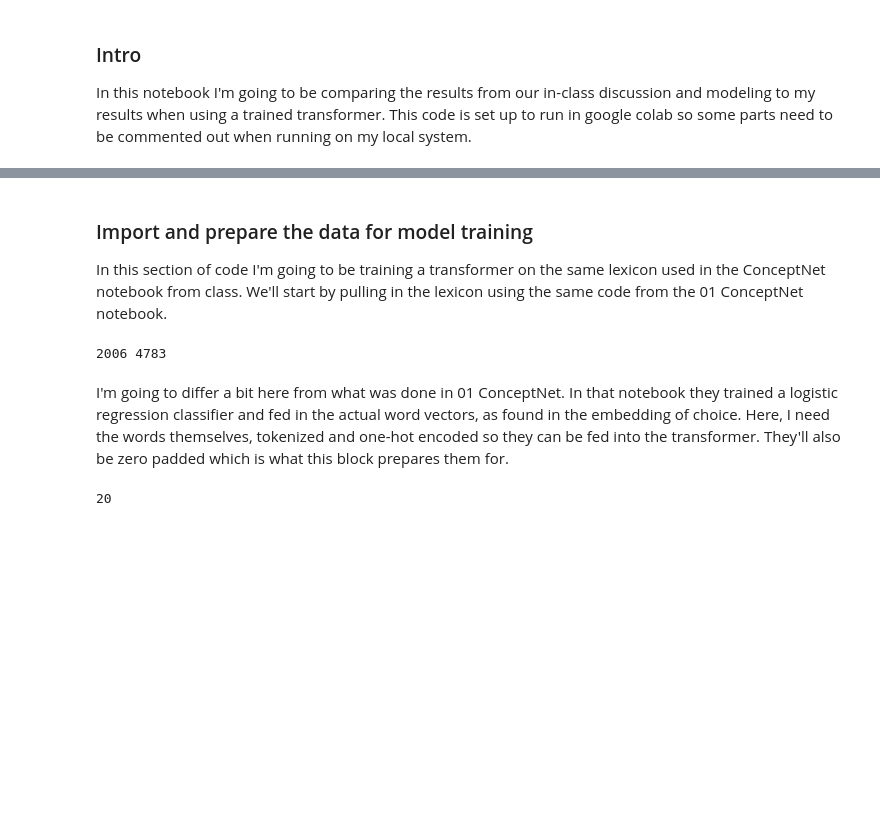
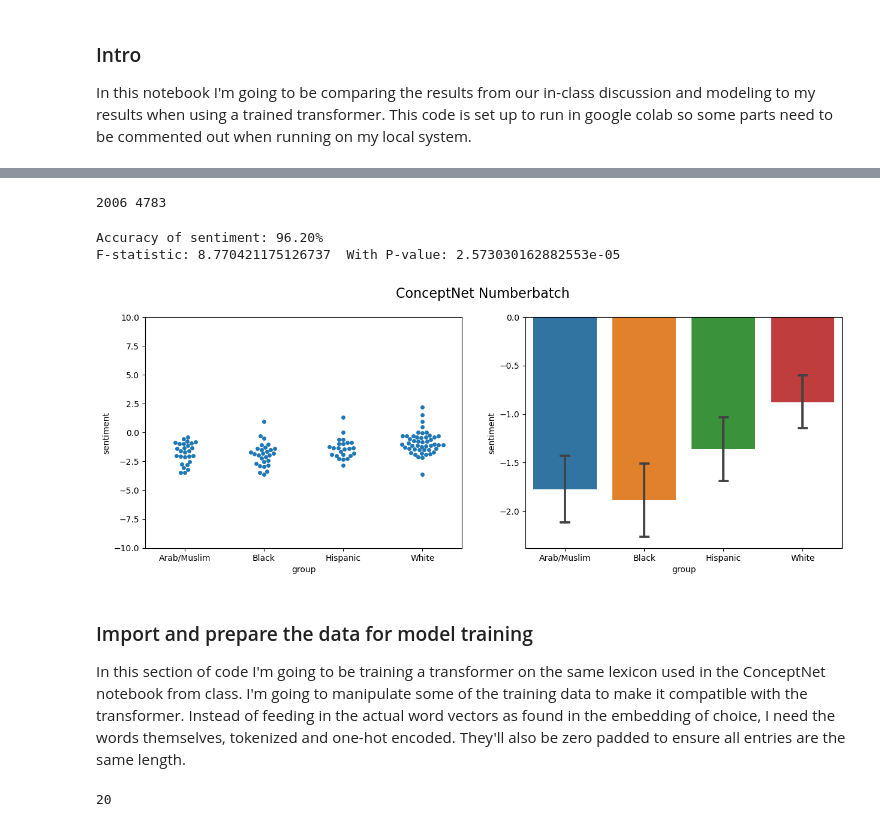
Before and after one commit to cphchip/cs8321_code, a Jupyter notebook: Lab 1/Henderson_48996654_Lab_1.ipynb, the cells around one changed output, grey strips where cells are left out. Drawn from its saved outputs; the diff is of its cells as text; code cells hidden in the pictures; blank space fills up the shorter version.

Commit message:
Struggling through comparable validation data

```diff
--- a/Lab 1/Henderson_48996654_Lab_1.ipynb
+++ b/Lab 1/Henderson_48996654_Lab_1.ipynb
@@ -44,0 +75,31 @@ In this notebook I'm going to be comparing the results from our in-class discuss
+# %%
+# Source: In class notebook 01 ConceptNet
+def load_lexicon(filename):
+    """
+    Load a file from Bing Liu's sentiment lexicon
+    (https://www.cs.uic.edu/~liub/FBS/sentiment-analysis.html), containing
+    English words in Latin-1 encoding.
+
+    One file contains a list of positive words, and the other contains
+    a list of negative words. The files contain comment lines starting
+    with ';' and blank lines, which should be skipped.
+    """
+    lexicon = []
+    with open(filename, encoding='latin-1') as infile:
+        for line in infile:
+            line = line.rstrip()
+            if line and not line.startswith(';'):
+                lexicon.append(line)
+    return lexicon
+
+# For running on local system, use the following:
+pos_words = load_lexicon('../Data_Sources/positive-words.txt')
+neg_words = load_lexicon('../Data_Sources/negative-words.txt')
+
+# For running in colab, use the following:
+# pos_words = load_lexicon(r'/content/drive/MyDrive/Colab Notebooks/positive-words.txt') # colab version
+# neg_words = load_lexicon(r'/content/drive/MyDrive/Colab Notebooks/negative-words.txt') # colab version
+
+print(len(pos_words), len(neg_words))
+# %% [output]
+2006 4783
@@ -45,40 +242,16 @@ In this notebook I'm going to be comparing the results from our in-class discuss
+# %%
+# Local PC version
+retrain_model(load_embeddings('../Data_Sources/numberbatch-en.txt'), title='ConceptNet Numberbatch')
+# Colab version
+# retrain_model(load_embeddings('/content/drive/MyDrive/Colab Notebooks/numberbatch-en.txt'), title='ConceptNet Numberbatch')
+# %% [output]
+Accuracy of sentiment: 96.20%
+F-statistic: 8.770421175126737  With P-value: 2.573030162882553e-05
+[figure, added]
 # %% [markdown]
 ### Import and prepare the data for model training
 
-In this section of code I'm going to be training a transformer on the same lexicon used in the ConceptNet notebook from class. We'll start by pulling in the lexicon using the same code from the 01 ConceptNet notebook.
+In this section of code I'm going to be training a transformer on the same lexicon used in the ConceptNet notebook from class. I'm going to manipulate some of the training data to make it compatible with the transformer. Instead of feeding in the actual word vectors as found in the embedding of choice, I need the words themselves, tokenized and one-hot encoded. They'll also be zero padded to ensure all entries are the same length.
-# %%
-# Source: In class notebook 01 ConceptNet
-def load_lexicon(filename):
-    """
-    Load a file from Bing Liu's sentiment lexicon
-    (https://www.cs.uic.edu/~liub/FBS/sentiment-analysis.html), containing
-    English words in Latin-1 encoding.
-
-    One file contains a list of positive words, and the other contains
-    a list of negative words. The files contain comment lines starting
-    with ';' and blank lines, which should be skipped.
-    """
-    lexicon = []
-    with open(filename, encoding='latin-1') as infile:
-        for line in infile:
-            line = line.rstrip()
-            if line and not line.startswith(';'):
-                lexicon.append(line)
-    return lexicon
-
-# For running on local system, use the following:
-# pos_words = load_lexicon(r'../../cs8321_code/Data_Sources/positive-words.txt')
-# neg_words = load_lexicon(r'../../cs8321_code/Data_Sources/negative-words.txt')
-
-# For running in colab, use the following:
-pos_words = load_lexicon(r'/content/drive/MyDrive/Colab Notebooks/positive-words.txt') # colab version
-neg_words = load_lexicon(r'/content/drive/MyDrive/Colab Notebooks/negative-words.txt') # colab version
-
-print(len(pos_words), len(neg_words))
-# %% [output]
-2006 4783
-# %% [markdown]
-I'm going to differ a bit here from what was done in 01 ConceptNet. In that notebook they trained a logistic regression classifier and fed in the actual word vectors, as found in the embedding of choice. Here, I need the words themselves, tokenized and one-hot encoded so they can be fed into the transformer. They'll also be zero padded which is what this block prepares them for.
 # %%
 # Source: Modified from notebook 01 ConceptNet
 pos_words_common = list(set(pos_words) & set(embeddings.index))
```
Also changed, not shown: parts of 23 cells of this notebook.
